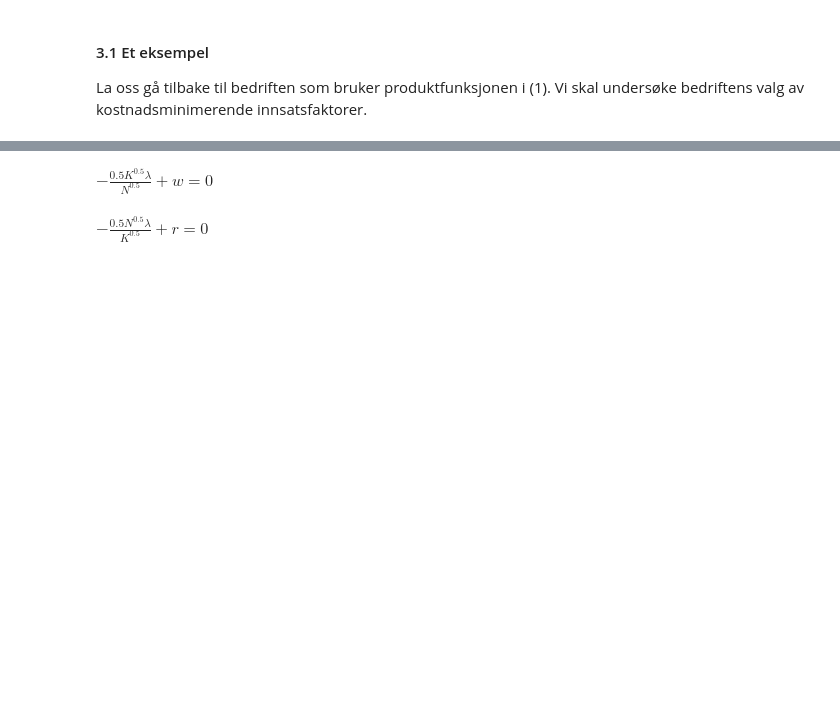
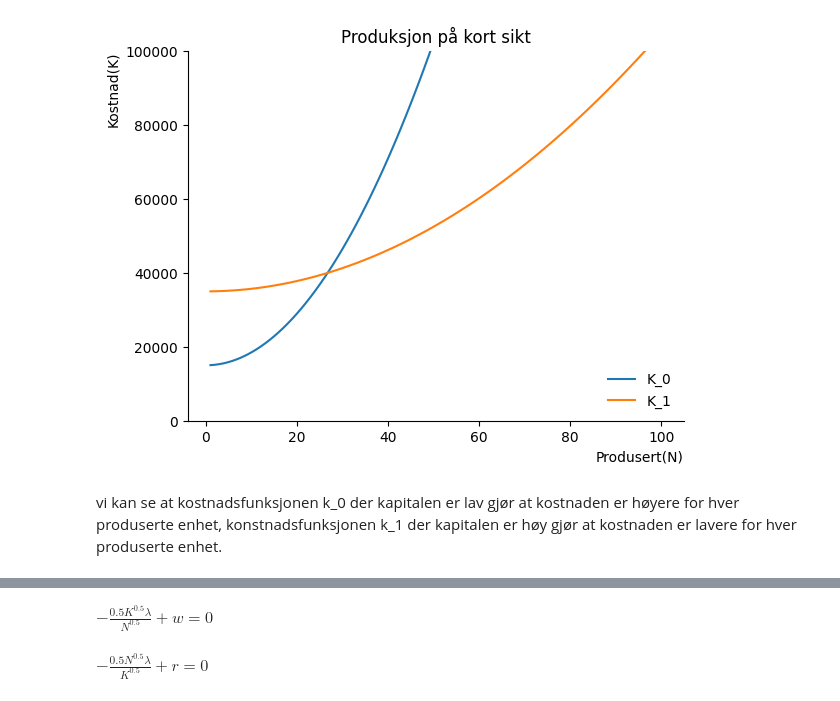
Before and after one commit to Jowiam/Kibisis, a Jupyter notebook: arbeidskrav_5_1006.ipynb, the cells around one changed output, grey strips where cells are left out. Saved outputs shown, nothing was run; the diff lists cells and outputs as text; code cells hidden in the pictures; blank space fills up the shorter version.

```diff
--- a/arbeidskrav_5_1006.ipynb
+++ b/arbeidskrav_5_1006.ipynb
@@ -101,3 +14,0 @@ x_0 &=f(N,K) \tag {8}\\
-# %% [markdown]
-#### 3.1 Et eksempel
-La oss gå tilbake til bedriften som bruker produktfunksjonen i (1). Vi skal undersøke bedriftens valg av kostnadsminimerende innsatsfaktorer.
@@ -110,0 +45,20 @@ N,K,X,lmda,w,r=sp.symbols('N K X \lambda, w, r', real=True, positive=True)
+# %%
+n=np.linspace(1,100,100)
+
+fig, ax = plt.subplots()
+ax.set_ylabel('Kostnad(K)', loc='top')
+ax.set_xlabel('Produsert(N)', loc='right')
+ax.set_ylim(0, 100000)
+ax.spines['top'].set_color('none')
+ax.spines['right'].set_color('none')
+
+# plott
+ax.plot(n, C_s(n,K_0), label='K_0')
+ax.plot(n, C_s(n,K_1), label='K_1')
+
+ax.set_title('Produksjon på kort sikt')
+ax.legend(loc='lower right',frameon=False);
+# %% [output]
+[figure, added]
+# %% [markdown]
+vi kan se at kostnadsfunksjonen k_0 der kapitalen er lav gjør at kostnaden er høyere for hver produserte enhet,  konstnadsfunksjonen k_1 der kapitalen er høy gjør at kostnaden er lavere for hver produserte enhet.
```
Also changed, not shown: parts of 22 cells of this notebook.
